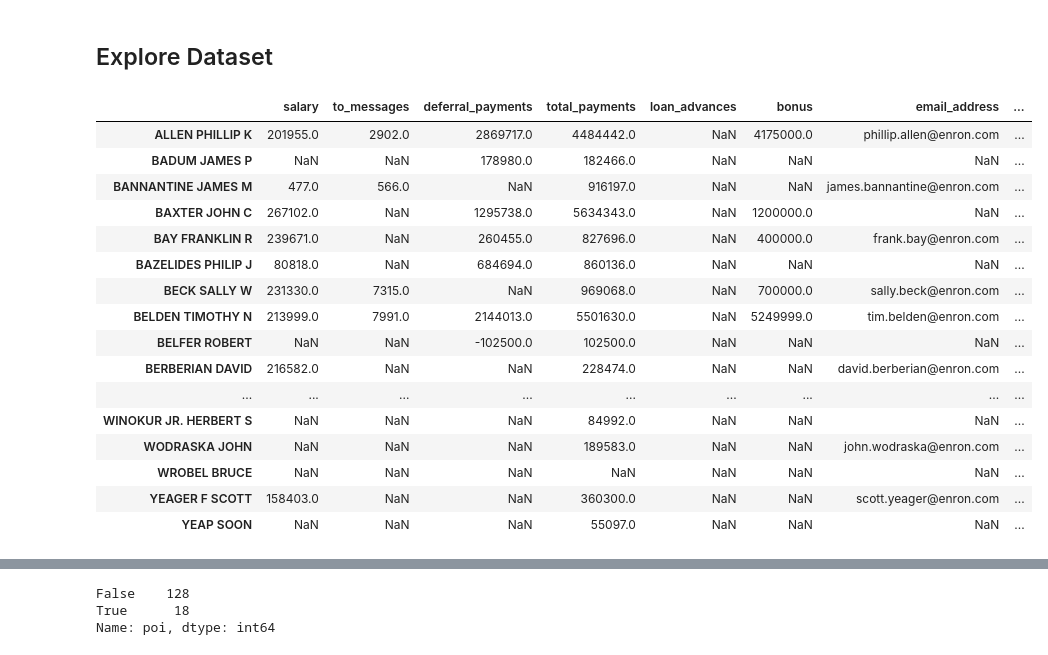
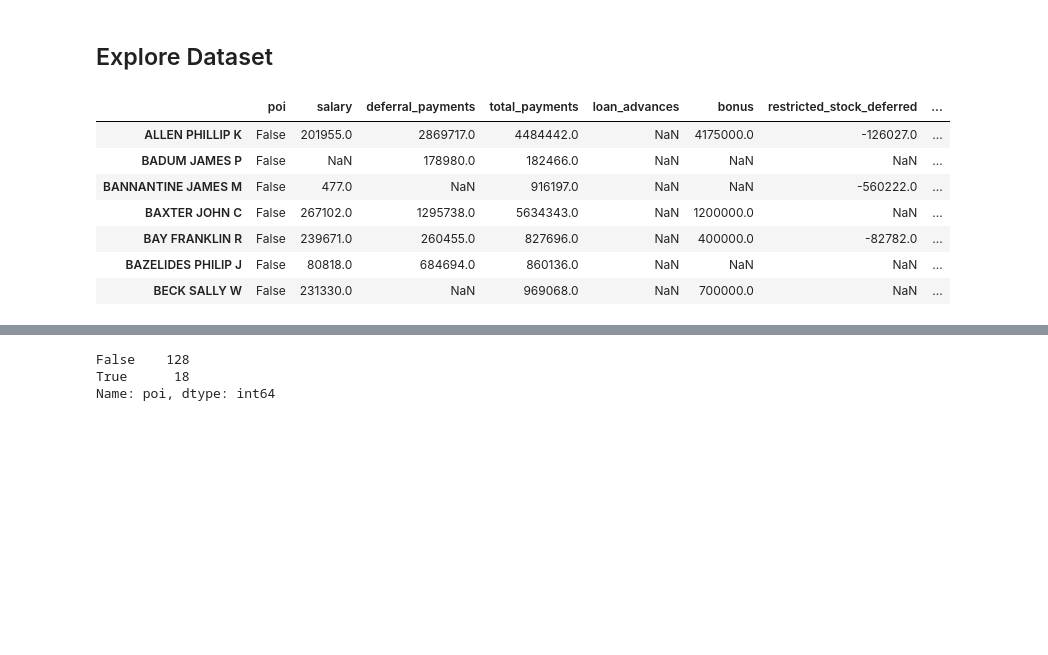
Before and after one commit to trenton3983/ud120-projects, a Jupyter notebook: ML_Project_Research.ipynb, the cells around one changed output, grey strips where cells are left out. Cells and saved outputs as stored; diff of their text form; code cells hidden in the pictures; blank space fills up the shorter version.

```diff
--- a/ML_Project_Research.ipynb
+++ b/ML_Project_Research.ipynb
@@ -72,25 +72,17 @@ with open('final_project/final_project_dataset_unix.pkl', 'rb') as data_file:
 ## Explore Dataset
 # %%
 df = pd.DataFrame.from_dict(data_dict, orient='index')
+df = df.loc[:,feature_list]
 df = df.replace('NaN', np.nan)  # can't use the isnull method with 'NaN'
 pd.set_option('max_rows', 150)
 pd.set_option('max_columns', 21)
-df
+df.head(7)
 # %% [output]
-|  | salary | to_messages | deferral_payments | total_payments | loan_advances | bonus | email_address | ... |
-| ALLEN PHILLIP K | 201955.0 | 2902.0 | 2869717.0 | 4484442.0 | NaN | 4175000.0 | phillip.allen@enron.com | ... |
-| BADUM JAMES P | NaN | NaN | 178980.0 | 182466.0 | NaN | NaN | NaN | ... |
-| BANNANTINE JAMES M | 477.0 | 566.0 | NaN | 916197.0 | NaN | NaN | james.bannantine@enron.com | ... |
-| BAXTER JOHN C | 267102.0 | NaN | 1295738.0 | 5634343.0 | NaN | 1200000.0 | NaN | ... |
-| BAY FRANKLIN R | 239671.0 | NaN | 260455.0 | 827696.0 | NaN | 400000.0 | frank.bay@enron.com | ... |
-| BAZELIDES PHILIP J | 80818.0 | NaN | 684694.0 | 860136.0 | NaN | NaN | NaN | ... |
-| BECK SALLY W | 231330.0 | 7315.0 | NaN | 969068.0 | NaN | 700000.0 | sally.beck@enron.com | ... |
-| BELDEN TIMOTHY N | 213999.0 | 7991.0 | 2144013.0 | 5501630.0 | NaN | 5249999.0 | tim.belden@enron.com | ... |
-| BELFER ROBERT | NaN | NaN | -102500.0 | 102500.0 | NaN | NaN | NaN | ... |
-| BERBERIAN DAVID | 216582.0 | NaN | NaN | 228474.0 | NaN | NaN | david.berberian@enron.com | ... |
-| ... | ... | ... | ... | ... | ... | ... | ... | ... |
-| WINOKUR JR. HERBERT S | NaN | NaN | NaN | 84992.0 | NaN | NaN | NaN | ... |
-| WODRASKA JOHN | NaN | NaN | NaN | 189583.0 | NaN | NaN | john.wodraska@enron.com | ... |
-| WROBEL BRUCE | NaN | NaN | NaN | NaN | NaN | NaN | NaN | ... |
-| YEAGER F SCOTT | 158403.0 | NaN | NaN | 360300.0 | NaN | NaN | scott.yeager@enron.com | ... |
-| YEAP SOON | NaN | NaN | NaN | 55097.0 | NaN | NaN | NaN | ... |
+|  | poi | salary | deferral_payments | total_payments | loan_advances | bonus | restricted_stock_deferred | ... |
+| ALLEN PHILLIP K | False | 201955.0 | 2869717.0 | 4484442.0 | NaN | 4175000.0 | -126027.0 | ... |
+| BADUM JAMES P | False | NaN | 178980.0 | 182466.0 | NaN | NaN | NaN | ... |
+| BANNANTINE JAMES M | False | 477.0 | NaN | 916197.0 | NaN | NaN | -560222.0 | ... |
+| BAXTER JOHN C | False | 267102.0 | 1295738.0 | 5634343.0 | NaN | 1200000.0 | NaN | ... |
+| BAY FRANKLIN R | False | 239671.0 | 260455.0 | 827696.0 | NaN | 400000.0 | -82782.0 | ... |
+| BAZELIDES PHILIP J | False | 80818.0 | 684694.0 | 860136.0 | NaN | NaN | NaN | ... |
+| BECK SALLY W | False | 231330.0 | NaN | 969068.0 | NaN | 700000.0 | NaN | ... |
```
Also changed, not shown: parts of 36 cells of this notebook.
